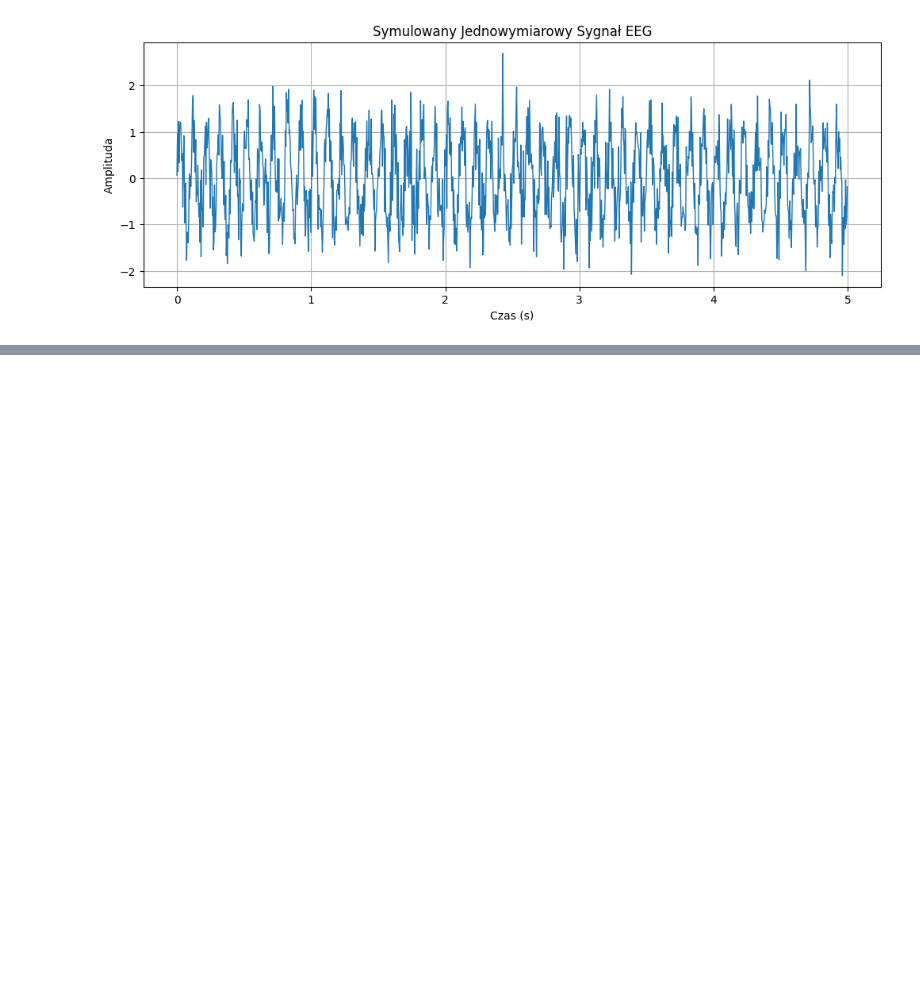
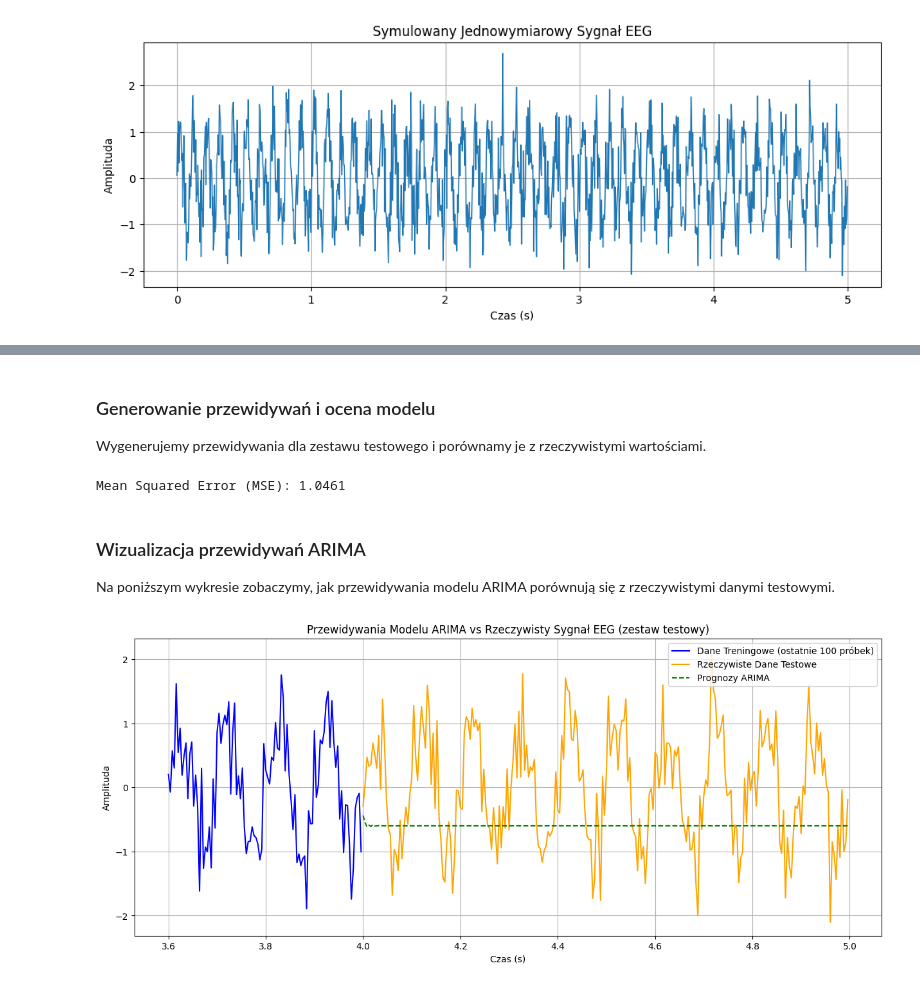
Before and after one commit to piwmat/test, a Jupyter notebook: Untitled1.ipynb, the cells around one changed output, grey strips where cells are left out. Drawn from its saved outputs; the diff is of its cells as text; code cells hidden in the pictures; blank space fills up the shorter version.

```diff
--- a/Untitled1.ipynb
+++ b/Untitled1.ipynb
@@ -48,0 +53,10 @@ plt.show()
+# %%
+from statsmodels.tsa.arima.model import ARIMA
+from sklearn.metrics import mean_squared_error
+
+# Podział danych na zestaw treningowy (80%) i testowy (20%)
+rozmiar_treningowy = int(len(sygnal_eeg) * 0.8)
+dane_treningowe, dane_testowe = sygnal_eeg[0:rozmiar_treningowy], sygnal_eeg[rozmiar_treningowy:]
+
+print(f"Długość danych treningowych: {len(dane_treningowe)}")
+print(f"Długość danych testowych: {len(dane_testowe)}")
@@ -48,0 +70,10 @@ plt.show()
+# %%
+# Definicja i dopasowanie modelu ARIMA
+# Przykładowe parametry (p, d, q) = (5, 1, 0)
+# p: liczba opóźnień obserwacji (lagów) w modelu (część AR - Autoregressive)
+# d: liczba różnicowań potrzebnych do uczynienia szeregu stacjonarnym (część I - Integrated)
+# q: liczba opóźnień błędu przewidywania w modelu (część MA - Moving Average)
+model = ARIMA(dane_treningowe, order=(5, 1, 0))
+model_fit = model.fit()
+
+print(model_fit.summary())
@@ -48,0 +98,33 @@ plt.show()
+# %% [markdown]
+### Generowanie przewidywań i ocena modelu
+
+Wygenerujemy przewidywania dla zestawu testowego i porównamy je z rzeczywistymi wartościami.
+# %%
+# Generowanie przewidywań
+prognozy = model_fit.predict(start=len(dane_treningowe), end=len(sygnal_eeg)-1)
+
+# Ocena modelu - błąd średniokwadratowy (MSE)
+mse = mean_squared_error(dane_testowe, prognozy)
+print(f'Mean Squared Error (MSE): {mse:.4f}')
+# %% [output]
+Mean Squared Error (MSE): 1.0461
+# %% [markdown]
+### Wizualizacja przewidywań ARIMA
+
+Na poniższym wykresie zobaczymy, jak przewidywania modelu ARIMA porównują się z rzeczywistymi danymi testowymi.
+# %%
+# Tworzenie osi czasu dla danych testowych
+os_czasu_test = os_czasu[rozmiar_treningowy:]
+
+plt.figure(figsize=(15, 6))
+plt.plot(os_czasu[rozmiar_treningowy-100:rozmiar_treningowy], sygnal_eeg[rozmiar_treningowy-100:rozmiar_treningowy], label='Dane Treningowe (ostatnie 100 próbek)', color='blue') # Ostatnie 100 próbek treningowych
+plt.plot(os_czasu_test, dane_testowe, label='Rzeczywiste Dane Testowe', color='orange')
+plt.plot(os_czasu_test, prognozy, label='Prognozy ARIMA', color='green', linestyle='--')
+plt.title('Przewidywania Modelu ARIMA vs Rzeczywisty Sygnał EEG (zestaw testowy)')
+plt.xlabel('Czas (s)')
+plt.ylabel('Amplituda')
+plt.legend()
+plt.grid(True)
+plt.show()
+# %% [output]
+[figure, added]
```
Also changed, not shown: parts of 4 cells of this notebook.
